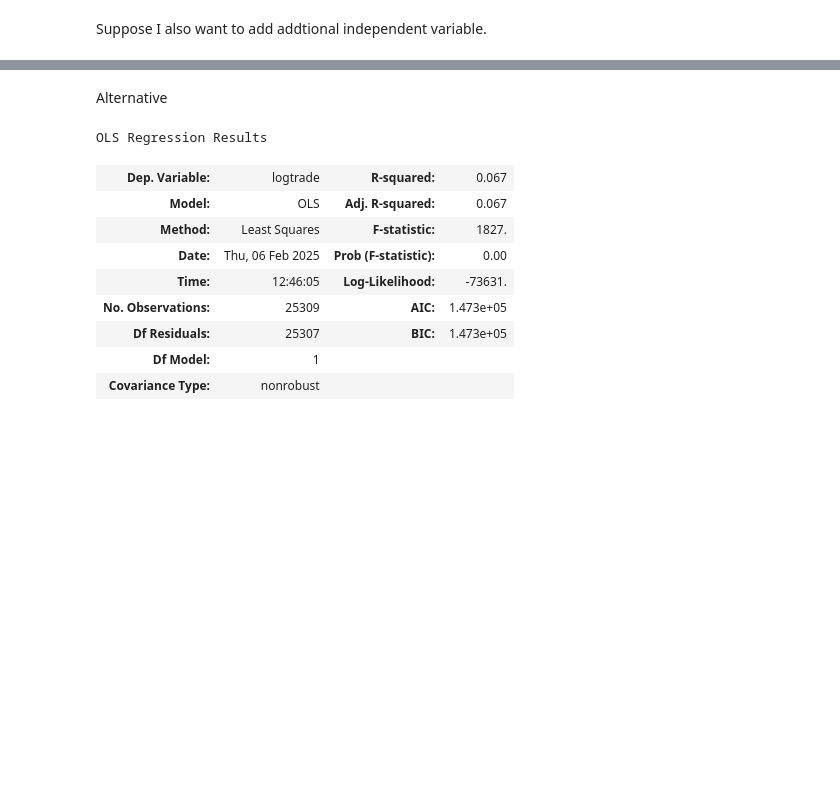
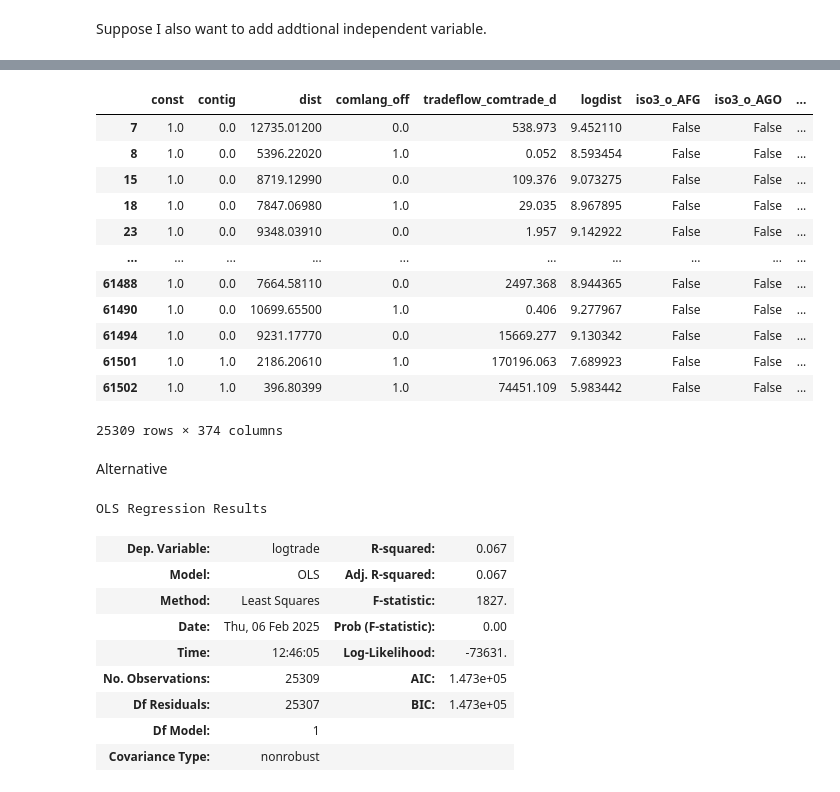
Before and after one commit to JayNie027/ML_python, a Jupyter notebook: ML_python.ipynb, the cells around one changed output, grey strips where cells are left out. Drawn from its saved outputs; the diff is of its cells as text; code cells hidden in the pictures; blank space fills up the shorter version.

```diff
--- a/ML_python.ipynb
+++ b/ML_python.ipynb
@@ -191,3 +322,19 @@ Notes:
+# %%
+X
+# %% [output]
+|  | const | contig | dist | comlang_off | tradeflow_comtrade_d | logdist | iso3_o_AFG | iso3_o_AGO | ... |
+| 7 | 1.0 | 0.0 | 12735.01200 | 0.0 | 538.973 | 9.452110 | False | False | ... |
+| 8 | 1.0 | 0.0 | 5396.22020 | 1.0 | 0.052 | 8.593454 | False | False | ... |
+| 15 | 1.0 | 0.0 | 8719.12990 | 0.0 | 109.376 | 9.073275 | False | False | ... |
+| 18 | 1.0 | 0.0 | 7847.06980 | 1.0 | 29.035 | 8.967895 | False | False | ... |
+| 23 | 1.0 | 0.0 | 9348.03910 | 0.0 | 1.957 | 9.142922 | False | False | ... |
+| ... | ... | ... | ... | ... | ... | ... | ... | ... | ... |
+| 61488 | 1.0 | 0.0 | 7664.58110 | 0.0 | 2497.368 | 8.944365 | False | False | ... |
+| 61490 | 1.0 | 0.0 | 10699.65500 | 1.0 | 0.406 | 9.277967 | False | False | ... |
+| 61494 | 1.0 | 0.0 | 9231.17770 | 0.0 | 15669.277 | 9.130342 | False | False | ... |
+| 61501 | 1.0 | 1.0 | 2186.20610 | 1.0 | 170196.063 | 7.689923 | False | False | ... |
+| 61502 | 1.0 | 1.0 | 396.80399 | 1.0 | 74451.109 | 5.983442 | False | False | ... |
+25309 rows × 374 columns
 # %% [markdown]
 Alternative
 # %%
```
Also changed, not shown: parts of 13 cells of this notebook.
